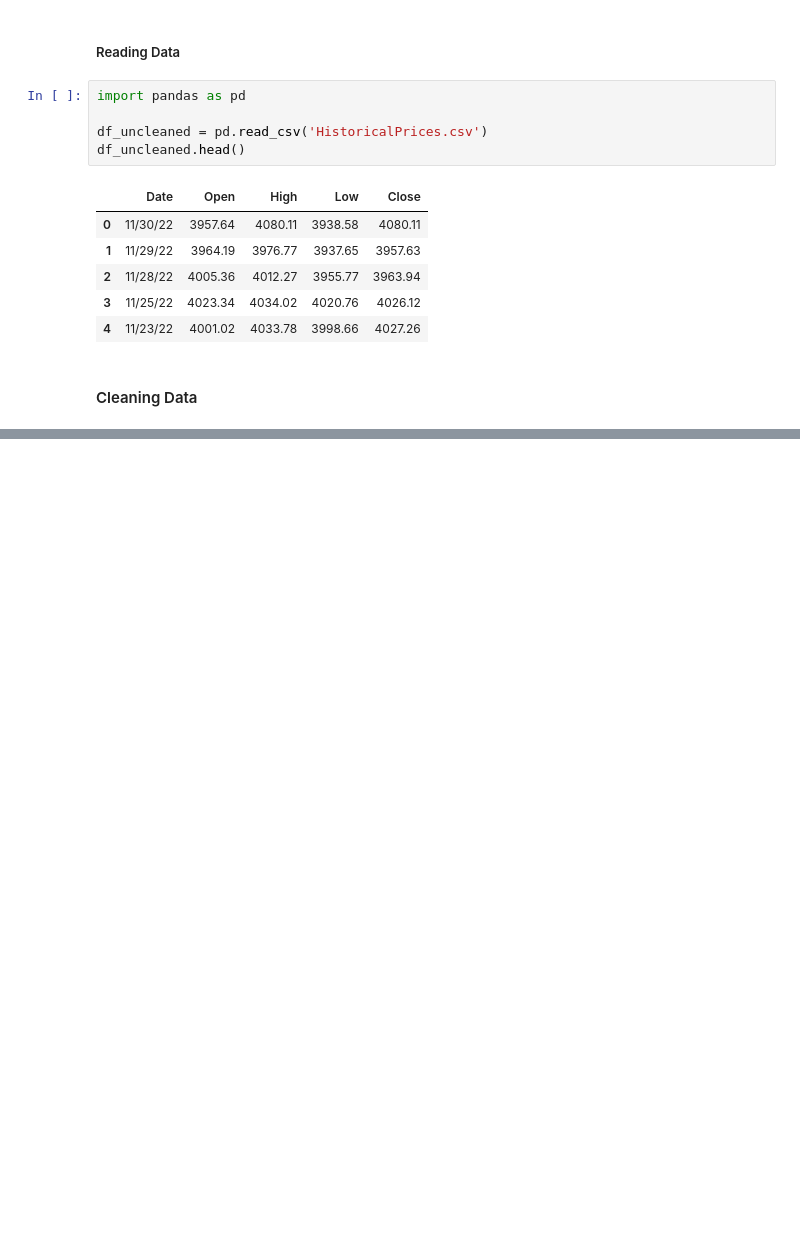
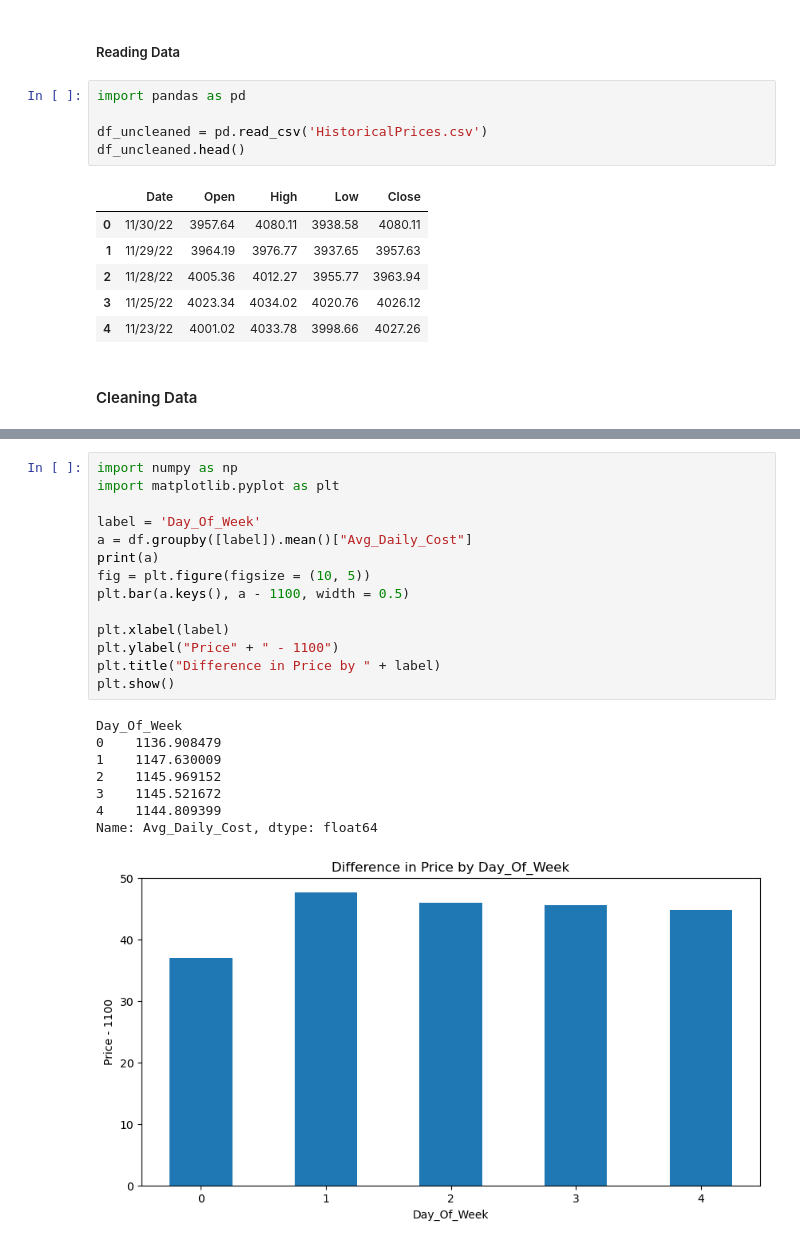
Before and after one commit to TylerXNguyen/SandP500-analysis, a Jupyter notebook: analysis.ipynb, the cells around one changed output, grey strips where cells are left out. Drawn from its saved outputs; the diff is of its cells as text; blank space fills up the shorter version.

```diff
--- a/analysis.ipynb
+++ b/analysis.ipynb
@@ -51,0 +69,23 @@ df.head()
+# %%
+import numpy as np
+import matplotlib.pyplot as plt
+
+label = 'Day_Of_Week'
+a = df.groupby([label]).mean()["Avg_Daily_Cost"]
+print(a)
+fig = plt.figure(figsize = (10, 5))
+plt.bar(a.keys(), a - 1100, width = 0.5)
+
+plt.xlabel(label)
+plt.ylabel("Price" + " - 1100")
+plt.title("Difference in Price by " + label)
+plt.show()
+# %% [output]
+Day_Of_Week
+0    1136.908479
+1    1147.630009
+2    1145.969152
+3    1145.521672
+4    1144.809399
+Name: Avg_Daily_Cost, dtype: float64
+[figure, added]
```
Also changed, not shown: parts of 5 cells of this notebook.
